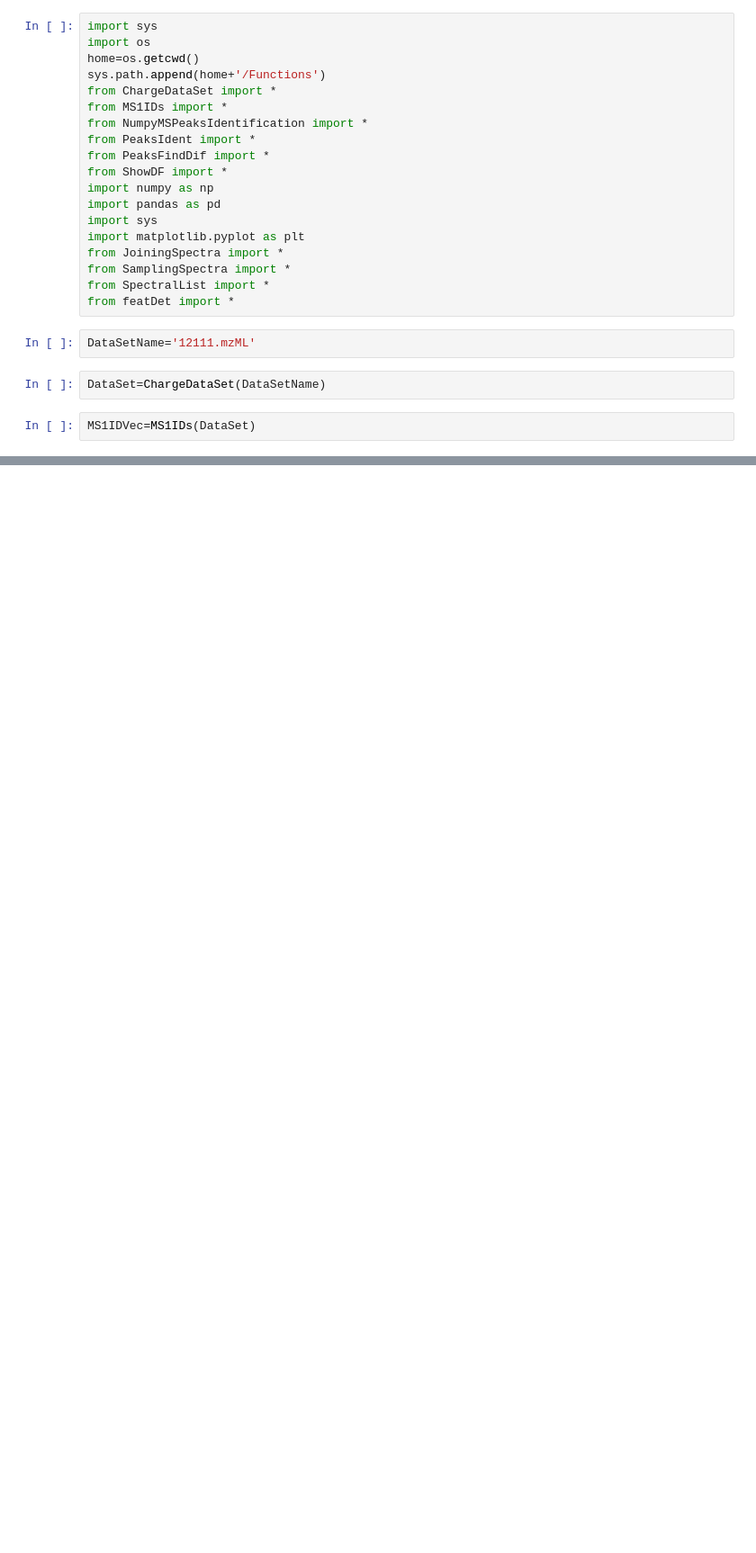
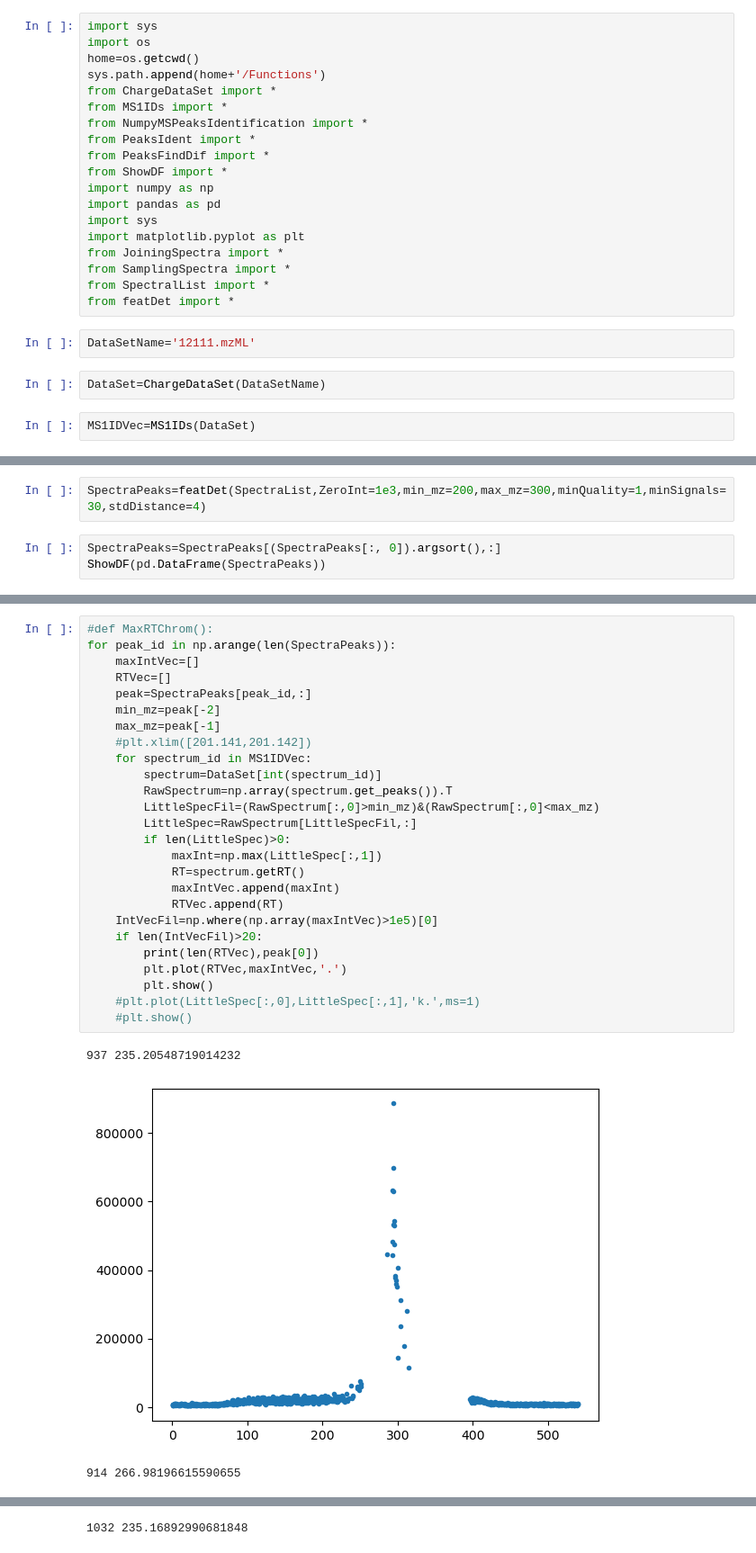
Before and after one commit to EdwinChingate/featDet, a Jupyter notebook: featDet.ipynb, the cells around one changed output, grey strips where cells are left out. Shown at 90% size. Saved outputs shown, nothing was run; the diff lists cells and outputs as text; blank space fills up the shorter version.

Commit message:
Features table with time is almost ready, I need to asses the quality of my chromatograms even before I integrate

```diff
--- a/featDet.ipynb
+++ b/featDet.ipynb
@@ -38,0 +28,5 @@ plt.show()
+# %%
+SpectraPeaks=featDet(SpectraList,ZeroInt=1e3,min_mz=200,max_mz=300,minQuality=1,minSignals=30,stdDistance=4)
+# %%
+SpectraPeaks=SpectraPeaks[(SpectraPeaks[:, 0]).argsort(),:]
+ShowDF(pd.DataFrame(SpectraPeaks))
@@ -38,0 +55,30 @@ plt.show()
+# %%
+#def MaxRTChrom():
+for peak_id in np.arange(len(SpectraPeaks)):
+    maxIntVec=[]
+    RTVec=[]
+    peak=SpectraPeaks[peak_id,:]
+    min_mz=peak[-2]
+    max_mz=peak[-1]
+    #plt.xlim([201.141,201.142])
+    for spectrum_id in MS1IDVec:
+        spectrum=DataSet[int(spectrum_id)]
+        RawSpectrum=np.array(spectrum.get_peaks()).T
+        LittleSpecFil=(RawSpectrum[:,0]>min_mz)&(RawSpectrum[:,0]<max_mz)
+        LittleSpec=RawSpectrum[LittleSpecFil,:]
+        if len(LittleSpec)>0:
+            maxInt=np.max(LittleSpec[:,1])
+            RT=spectrum.getRT()
+            maxIntVec.append(maxInt)
+            RTVec.append(RT)
+    IntVecFil=np.where(np.array(maxIntVec)>1e5)[0]
+    if len(IntVecFil)>20:
+        print(len(RTVec),peak[0])
+        plt.plot(RTVec,maxIntVec,'.')
+        plt.show()
+    #plt.plot(LittleSpec[:,0],LittleSpec[:,1],'k.',ms=1)
+    #plt.show()
+# %% [output]
+937 235.20548719014232
+[figure, added]
+914 266.98196615590655
@@ -38,0 +86 @@ plt.show()
+1032 235.16892990681848
```
Also changed, not shown: parts of 8 cells of this notebook, 5 other files.
